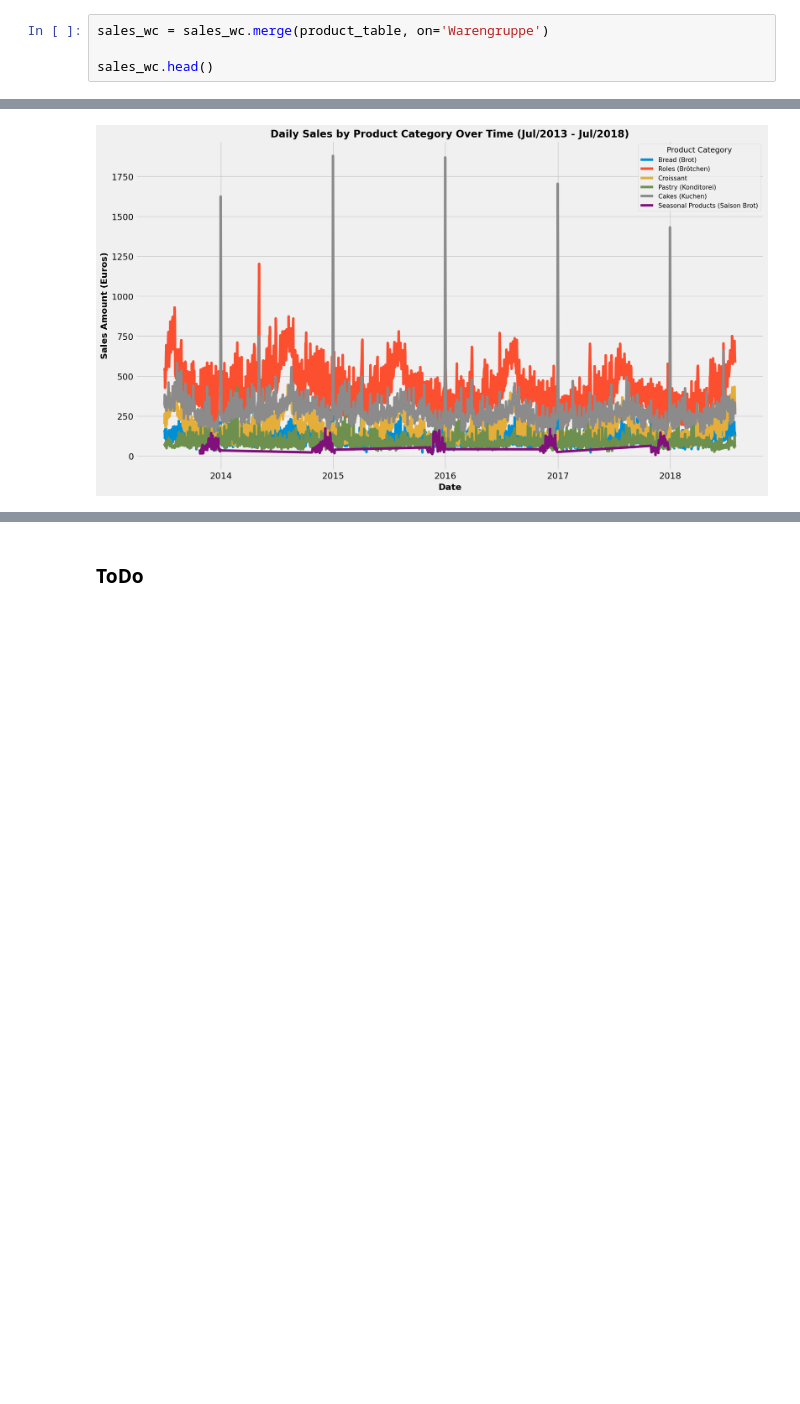
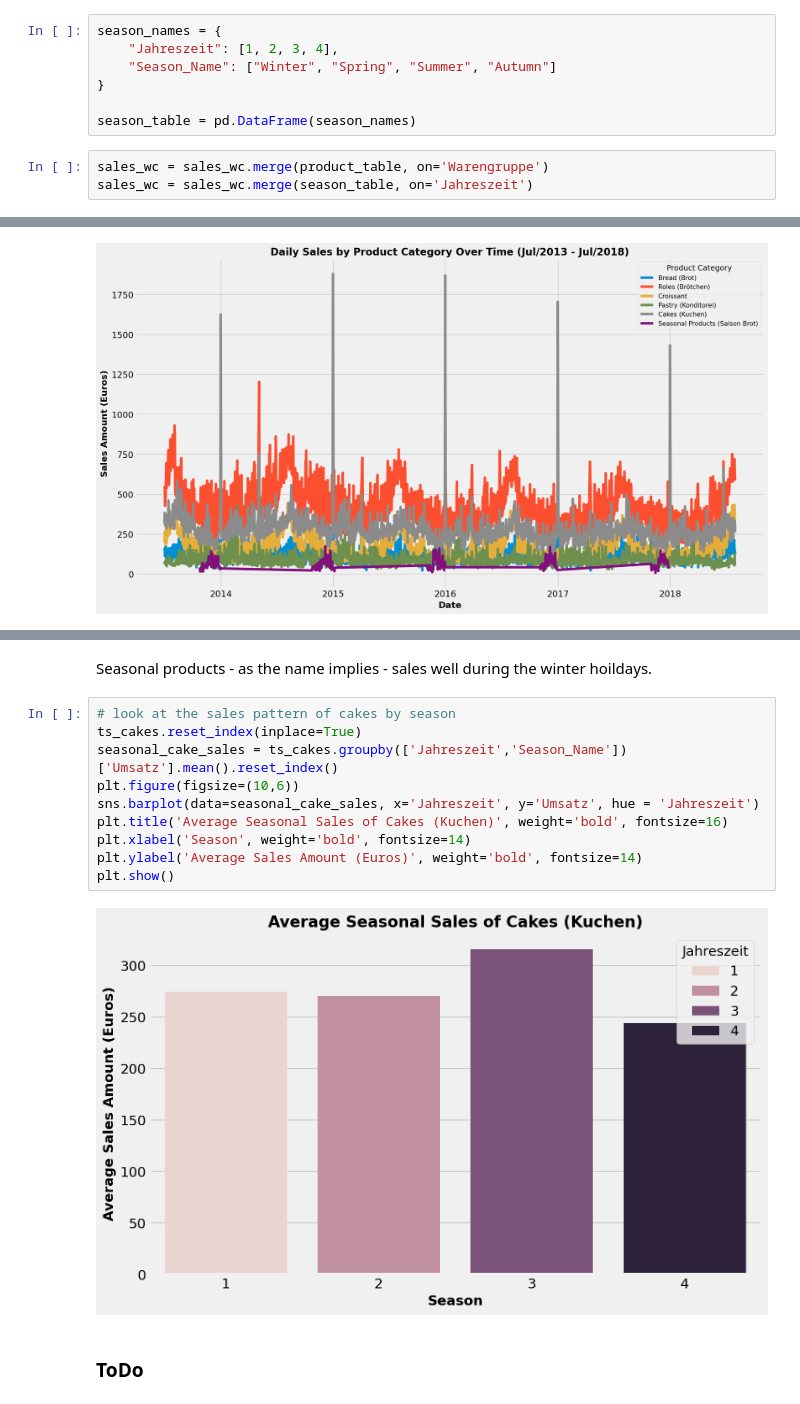
Before and after one commit to giuuusepeda/bakery_prediction, a Jupyter notebook: 1_DatasetCharacteristics/ts_sam/eda_ts_sam.ipynb, the cells around one changed output, grey strips where cells are left out. Drawn from its saved outputs; the diff is of its cells as text; blank space fills up the shorter version.

```diff
--- a/1_DatasetCharacteristics/ts_sam/eda_ts_sam.ipynb
+++ b/1_DatasetCharacteristics/ts_sam/eda_ts_sam.ipynb
@@ -63,7 +67,13 @@ products = {
 }
 
 product_table = pd.DataFrame(products)
+# %%
+season_names = {
+    "Jahreszeit": [1, 2, 3, 4],
+    "Season_Name": ["Winter", "Spring", "Summer", "Autumn"]
+}
+
+season_table = pd.DataFrame(season_names)
 # %%
 sales_wc = sales_wc.merge(product_table, on='Warengruppe')
-
-sales_wc.head()
+sales_wc = sales_wc.merge(season_table, on='Jahreszeit')
@@ -250,2 +275,16 @@ plt.show()
+# %% [markdown]
+Seasonal products - as the name implies - sales well during the winter hoildays.
+# %%
+# look at the sales pattern of cakes by season
+ts_cakes.reset_index(inplace=True)
+seasonal_cake_sales = ts_cakes.groupby(['Jahreszeit','Season_Name'])['Umsatz'].mean().reset_index()
+plt.figure(figsize=(10,6))
+sns.barplot(data=seasonal_cake_sales, x='Jahreszeit', y='Umsatz', hue = 'Jahreszeit')
+plt.title('Average Seasonal Sales of Cakes (Kuchen)', weight='bold', fontsize=16)
+plt.xlabel('Season', weight='bold', fontsize=14)
+plt.ylabel('Average Sales Amount (Euros)', weight='bold', fontsize=14)
+plt.show()
+# %% [output]
+[figure, added]
 # %% [markdown]
 ### ToDo
```
Also changed, not shown: parts of 17 cells of this notebook.
